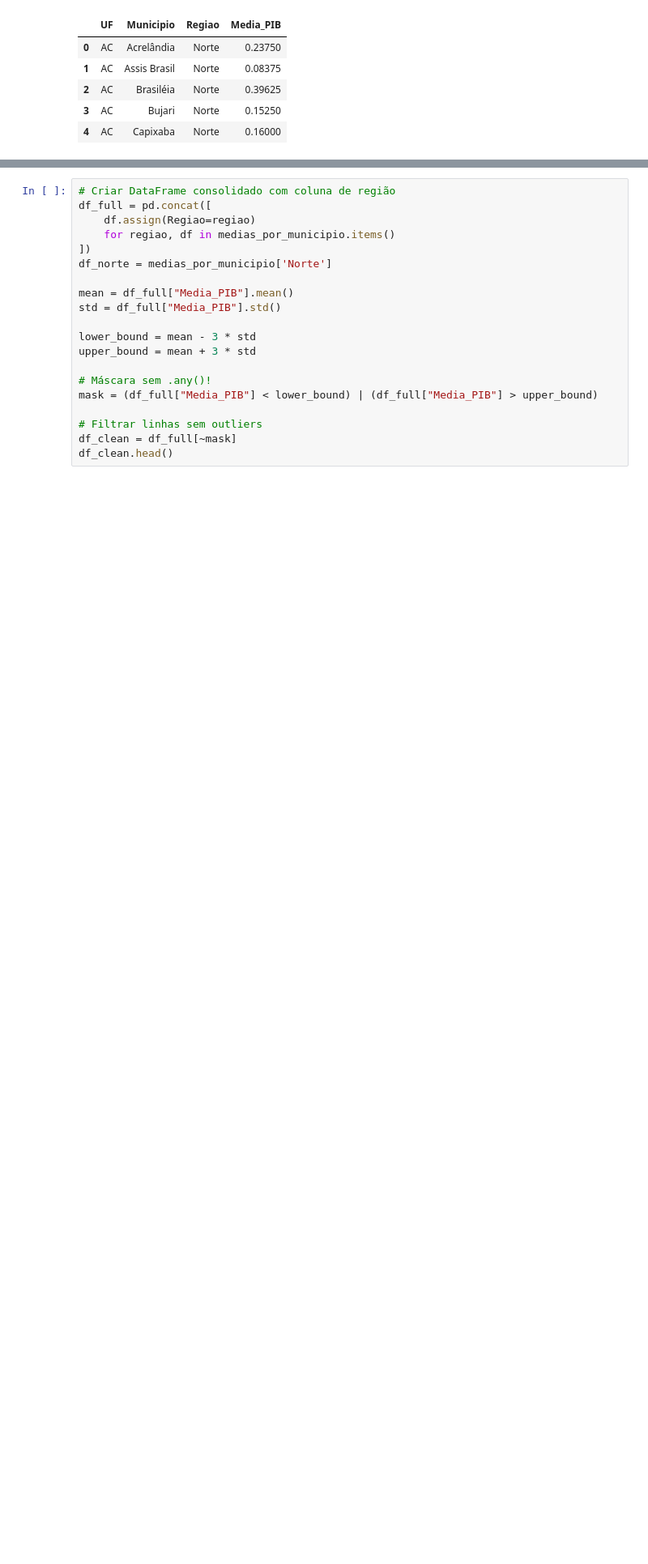
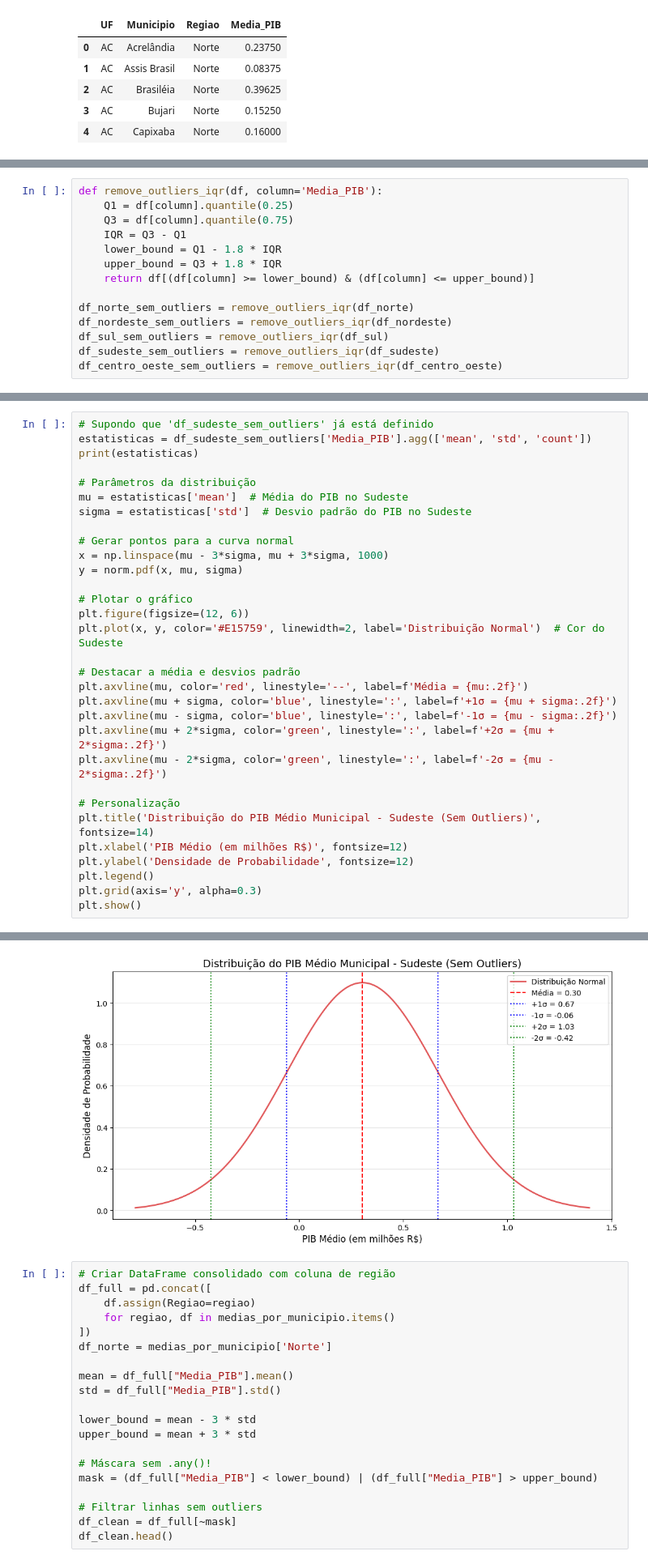
Before and after one commit to anaC-Fernandes/ProjetoDados, a Jupyter notebook: Notebooks/Dataset_Crise.ipynb, the cells around one changed output, grey strips where cells are left out. Shown at 81% size. Cells and saved outputs as stored; diff of their text form; blank space fills up the shorter version.

Commit message:
Add gráfico de distribuição das médias

```diff
--- a/Notebooks/Dataset_Crise.ipynb
+++ b/Notebooks/Dataset_Crise.ipynb
@@ -627,0 +628,14 @@ df_norte.head()
+# %%
+def remove_outliers_iqr(df, column='Media_PIB'):
+    Q1 = df[column].quantile(0.25)
+    Q3 = df[column].quantile(0.75)
+    IQR = Q3 - Q1
+    lower_bound = Q1 - 1.8 * IQR
+    upper_bound = Q3 + 1.8 * IQR
+    return df[(df[column] >= lower_bound) & (df[column] <= upper_bound)]
+
+df_norte_sem_outliers = remove_outliers_iqr(df_norte)
+df_nordeste_sem_outliers = remove_outliers_iqr(df_nordeste)
+df_sul_sem_outliers = remove_outliers_iqr(df_sul)
+df_sudeste_sem_outliers = remove_outliers_iqr(df_sudeste)
+df_centro_oeste_sem_outliers = remove_outliers_iqr(df_centro_oeste)
@@ -627,0 +644,32 @@ df_norte.head()
+# %%
+# Supondo que 'df_sudeste_sem_outliers' já está definido
+estatisticas = df_sudeste_sem_outliers['Media_PIB'].agg(['mean', 'std', 'count'])
+print(estatisticas)
+
+# Parâmetros da distribuição
+mu = estatisticas['mean']  # Média do PIB no Sudeste
+sigma = estatisticas['std']  # Desvio padrão do PIB no Sudeste
+
+# Gerar pontos para a curva normal
+x = np.linspace(mu - 3*sigma, mu + 3*sigma, 1000)
+y = norm.pdf(x, mu, sigma)
+
+# Plotar o gráfico
+plt.figure(figsize=(12, 6))
+plt.plot(x, y, color='#E15759', linewidth=2, label='Distribuição Normal')  # Cor do Sudeste
+
+# Destacar a média e desvios padrão
+plt.axvline(mu, color='red', linestyle='--', label=f'Média = {mu:.2f}')
+plt.axvline(mu + sigma, color='blue', linestyle=':', label=f'+1σ = {mu + sigma:.2f}')
+plt.axvline(mu - sigma, color='blue', linestyle=':', label=f'-1σ = {mu - sigma:.2f}')
+plt.axvline(mu + 2*sigma, color='green', linestyle=':', label=f'+2σ = {mu + 2*sigma:.2f}')
+plt.axvline(mu - 2*sigma, color='green', linestyle=':', label=f'-2σ = {mu - 2*sigma:.2f}')
+
+# Personalização
+plt.title('Distribuição do PIB Médio Municipal - Sudeste (Sem Outliers)', fontsize=14)
+plt.xlabel('PIB Médio (em milhões R$)', fontsize=12)
+plt.ylabel('Densidade de Probabilidade', fontsize=12)
+plt.legend()
+plt.grid(axis='y', alpha=0.3)
+plt.show()
+# %% [output]
@@ -628,3 +680,4 @@ df_norte.head()
+[figure, added]
 # %%
 # Criar DataFrame consolidado com coluna de região
 df_full = pd.concat([
```
Also changed, not shown: parts of 4 cells of this notebook.
